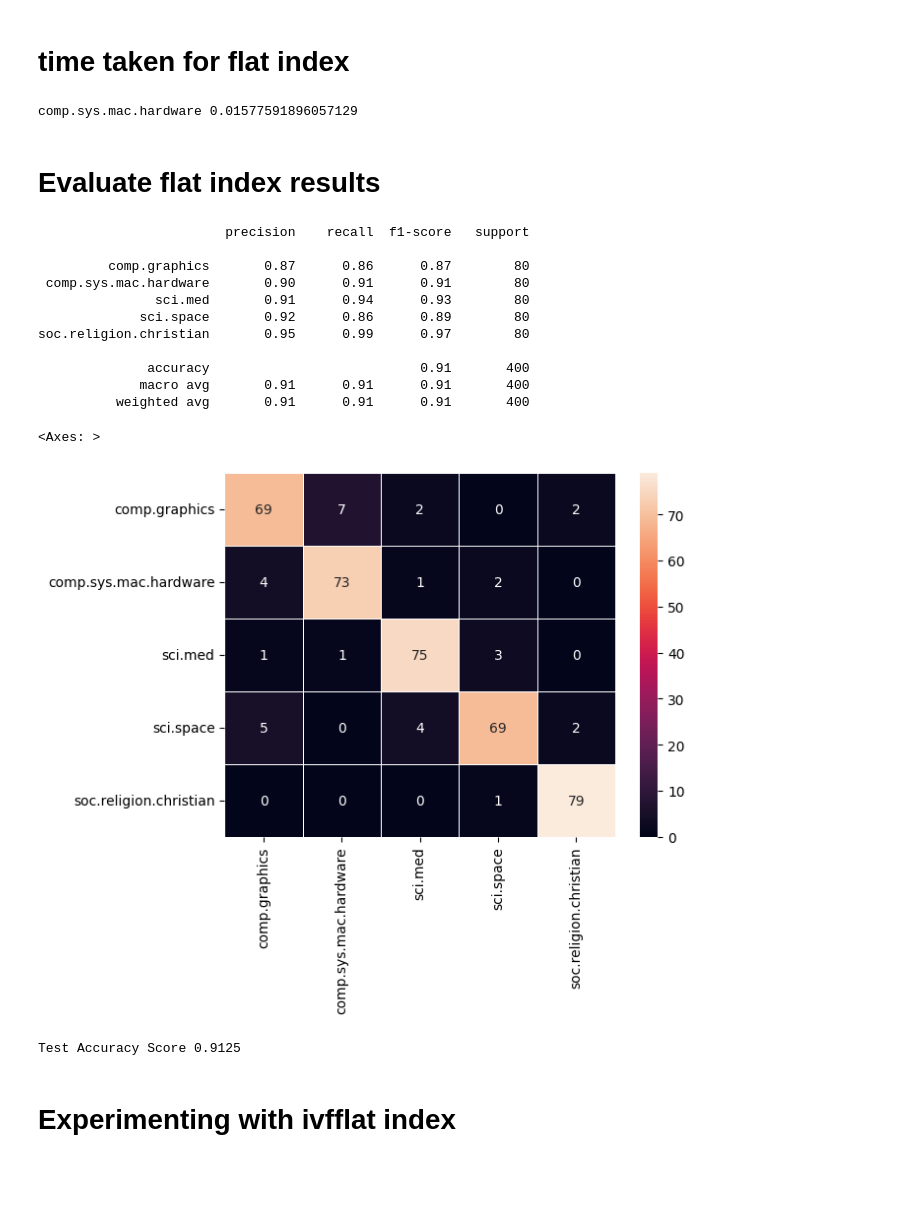
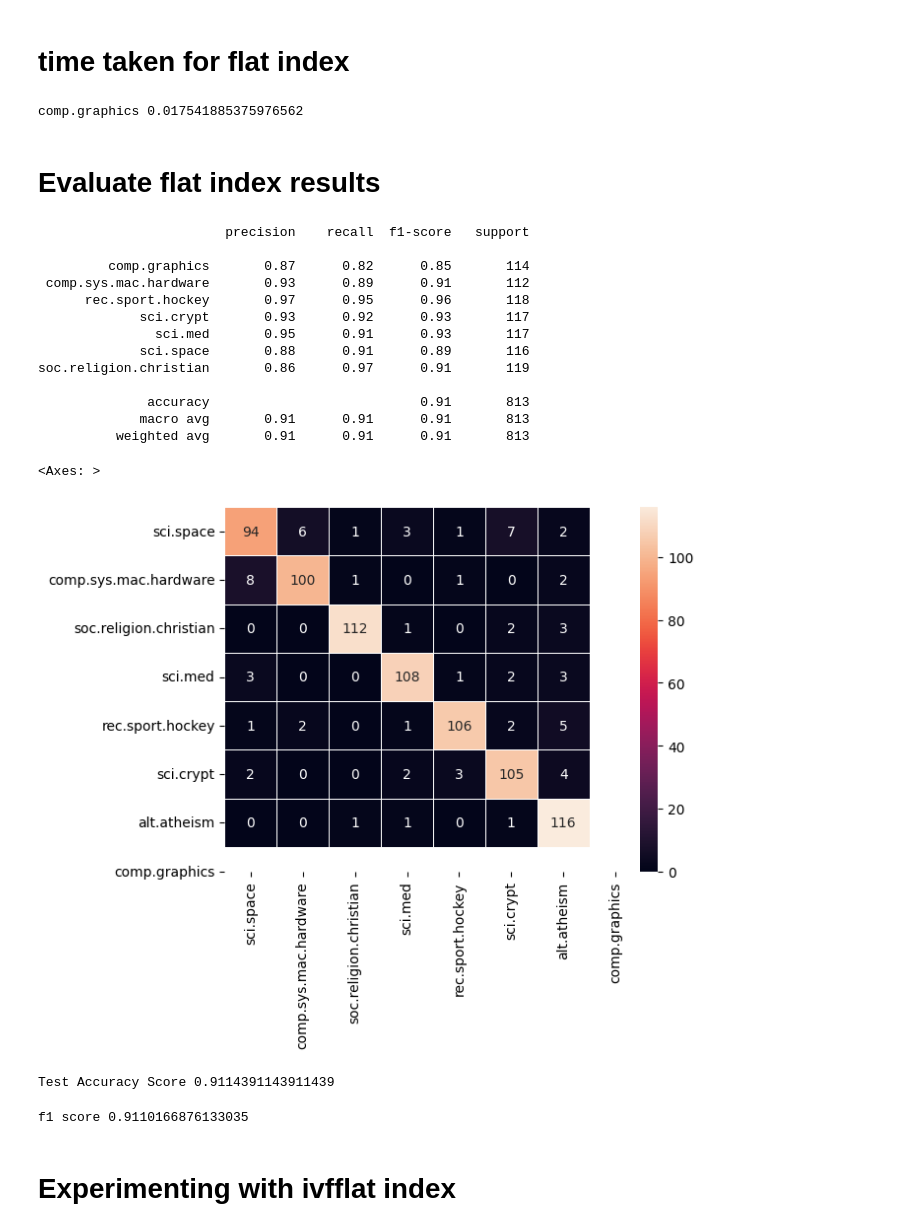
Before and after one commit to Harika-3196/classification-using-faiss-semantic-search-index, a Jupyter notebook: blog_work.ipynb, the cells around one changed output. Drawn from its saved outputs; the diff is of its cells as text; code cells hidden in the pictures; blank space fills up the shorter version.

```diff
--- a/blog_work.ipynb
+++ b/blog_work.ipynb
@@ -51,7 +75,8 @@ df["text"].iloc[1500]
 # %% [markdown]
 ## selecting few diverse classes for usecase
 # %%
-selected=df[df["title"].isin(['sci.space','comp.sys.mac.hardware','soc.religion.christian','comp.graphics','sci.med'])]
+list_=['sci.space','comp.sys.mac.hardware','soc.religion.christian','sci.med','rec.sport.hockey','sci.crypt','comp.graphics']
+selected=df[df["title"].isin(list_)]
 # %%
 selected.drop_duplicates(inplace=True)
 # %% [output]
@@ -60,5 +85,6 @@ A value is trying to be set on a copy of a slice from a DataFrame
 See the caveats in the documentation: https://pandas.pydata.org/pandas-docs/stable/user_guide/indexing.html#returning-a-view-versus-a-copy
   selected.drop_duplicates(inplace=True)
 # %%
-selected_df=selected.groupby('title').sample(400)
-selected_df["text"]=selected_df["text"].astype(str)
+# selected_df=selected.groupby('title').sample(400)
+
+selected["text"]=selected["text"].astype(str)
@@ -91,4 +123,4 @@ def clean(text):
     return "".join(text).strip()
 
 
-selected_df["cleaned_data"]=selected_df["text"].apply(lambda x:clean(x) if x!=None else x)
+selected["cleaned_data"]=selected["text"].apply(lambda x:clean(x) if x!=None else x)
@@ -95,7 +133,7 @@ selected_df["cleaned_data"]=selected_df["text"].apply(lambda x:clean(x) if x!=No
 # %% [markdown]
 ## Split into train and test
 # %%
-train,test= train_test_split(selected_df,stratify=selected_df[["title"]],test_size=0.2)
+train,test= train_test_split(selected,stratify=selected[["title"]],test_size=0.2)
 train.reset_index(drop=True,inplace=True)
 test.reset_index(drop=True,inplace=True)
 # %%
@@ -282,7 +328,7 @@ test["predict"]=test["cleaned_data"].astype(str).apply(lambda x:test_predict(x))
 start=time.time()
 print(test_predict("intel graphics card",mappings),time.time()-start)
 # %% [output]
-comp.sys.mac.hardware 0.01577591896057129
+comp.graphics 0.017541885375976562
 # %% [markdown]
 # Evaluate flat index results
 # %%
@@ -291,33 +337,40 @@ cm = confusion_matrix(test['title'],test["predict"])
 # %% [output]
                         precision    recall  f1-score   support
 
-         comp.graphics       0.87      0.86      0.87        80
- comp.sys.mac.hardware       0.90      0.91      0.91        80
-               sci.med       0.91      0.94      0.93        80
-             sci.space       0.92      0.86      0.89        80
-soc.religion.christian       0.95      0.99      0.97        80
+         comp.graphics       0.87      0.82      0.85       114
+ comp.sys.mac.hardware       0.93      0.89      0.91       112
+      rec.sport.hockey       0.97      0.95      0.96       118
+             sci.crypt       0.93      0.92      0.93       117
+               sci.med       0.95      0.91      0.93       117
+             sci.space       0.88      0.91      0.89       116
+soc.religion.christian       0.86      0.97      0.91       119
 
-              accuracy                           0.91       400
-             macro avg       0.91      0.91      0.91       400
-          weighted avg       0.91      0.91      0.91       400
+              accuracy                           0.91       813
+             macro avg       0.91      0.91      0.91       813
+          weighted avg       0.91      0.91      0.91       813
 # %%
 
-labels = ['comp.graphics','comp.sys.mac.hardware','sci.med','sci.space','soc.religion.christian']
+labels = ['sci.space','comp.sys.mac.hardware','soc.religion.christian','sci.med','rec.sport.hockey','sci.crypt','alt.atheism','comp.graphics']
 sns.heatmap(cm, fmt='d', annot=True,
      # set all to white
             linewidths=0.5, linecolor='w',  # draw black grid lines
             xticklabels=labels,yticklabels=labels)                     # disable colorbar
 
 # # re-enable outer spines
 # sns.despine(left=False, right=False, top=False, bottom=False)
 # %% [output]
 <Axes: >
-[figure, old version]
+[figure, new version]
 # %%
 acc_score = accuracy_score(test['title'],test["predict"])
 print("Test Accuracy Score",acc_score)
 # %% [output]
-Test Accuracy Score 0.9125
+Test Accuracy Score 0.9114391143911439
+# %%
+from sklearn.metrics import f1_score
+print("f1 score",f1_score(test['title'],test["predict"],average="macro"))
+# %% [output]
+f1 score 0.9110166876133035
 # %% [markdown]
 # Experimenting with ivfflat index
 # %%
```
Also changed, not shown: parts of 21 cells of this notebook.
